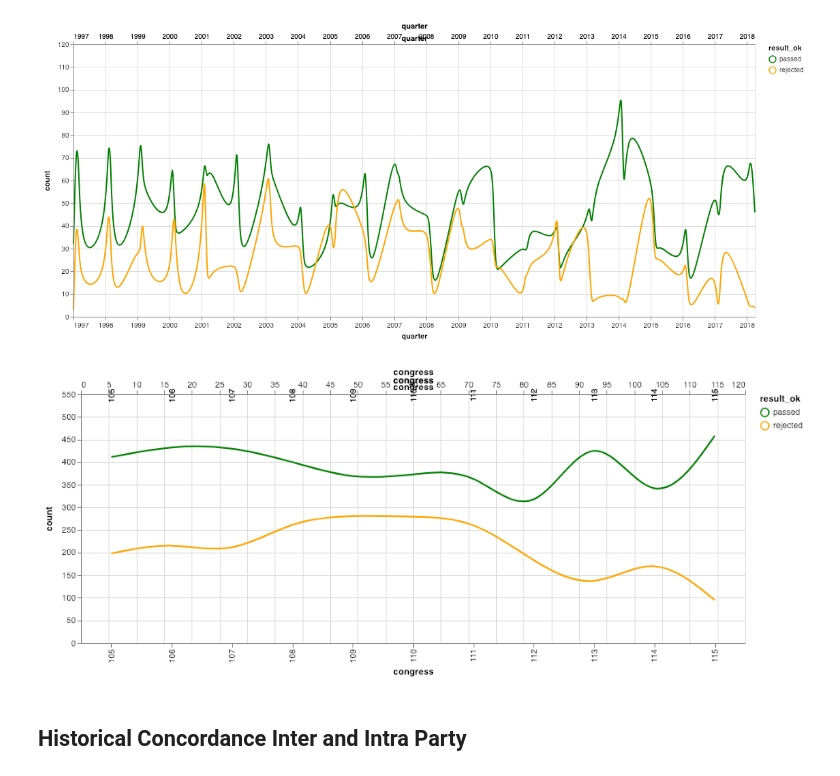
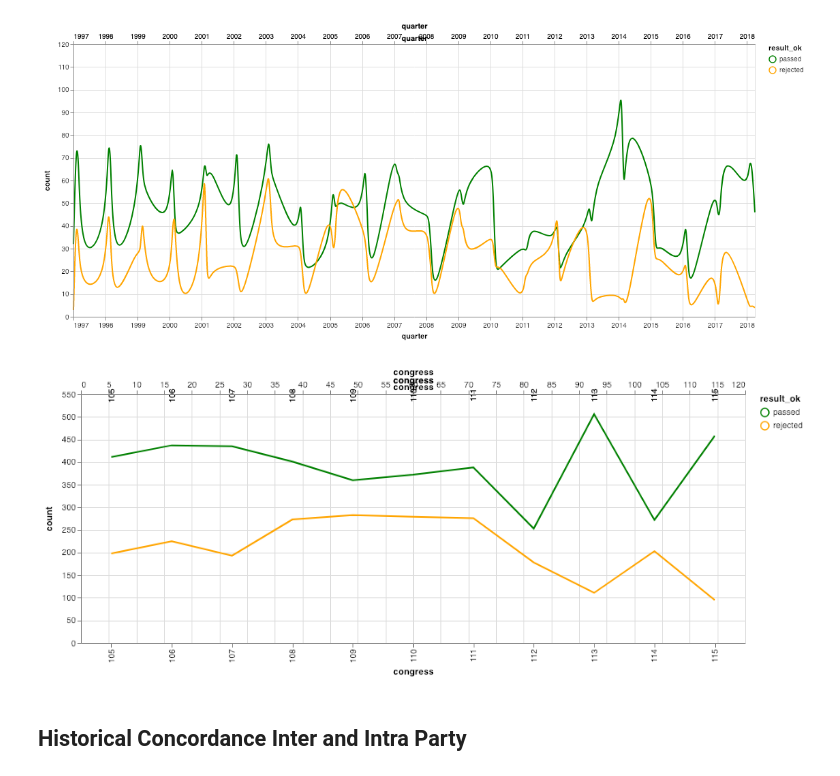
Before and after one commit to roman-bachmann/US-Senators, a Jupyter notebook: notebooks/analysis-historical-votes.ipynb, the cells around one changed output. Cells and saved outputs as stored; diff of their text form; code cells hidden in the pictures.

Commit message:
analysis historical votes

```diff
--- a/notebooks/analysis-historical-votes.ipynb
+++ b/notebooks/analysis-historical-votes.ipynb
@@ -12,6 +30,5 @@ import matplotlib.pyplot as plt
 %matplotlib inline
 # %%
 ALL_LAWS_PATH = '../data/all-votes/laws_20years.csv'
-ALL_ADJACENCY_PATH = '../data/all-votes/all_adjacency.pickle'
 pal = {'republican': '#ff0000', 'democrats': '#0000ff'}
-seaborn.set(context='notebook', style='darkgrid', palette='deep', font='sans-serif', font_scale=2, color_codes=True, rc=None)
+sns.set(context='notebook', style='darkgrid', palette='deep', font='sans-serif', font_scale=2, color_codes=True, rc=None)
@@ -81,30 +92,30 @@ alt.layer(line, selectors, points, rules, text, data=d, width=1000, height=400)
 # %%
 d = pd.DataFrame(all_laws.groupby(['congress', 'result_ok']).size()).reset_index()
 d = d.rename(columns={0: 'count'})
 
 
 # Chart
 nearest = alt.selection(type='single', nearest=True, on='mouseover',
                         fields=['quarter'], empty='none')
-line = alt.Chart().mark_line(interpolate='basis').encode(
+line = alt.Chart().mark_line().encode(
     x='congress:O',
     y='count:Q',
     color=alt.Color('result_ok:N',
                     scale=alt.Scale(domain=['passed', 'rejected'],
                                     range=['green', 'orange'])))
 selectors = alt.Chart().mark_point().encode(
     x='congress:Q',
     opacity=alt.value(0),).add_selection(nearest)
 points = line.mark_point().encode(
     opacity=alt.condition(nearest, alt.value(1), alt.value(0)))
 text = line.mark_text(align='left', dx=5, dy=-5).encode(
     text=alt.condition(nearest, 'count:Q', alt.value(' ')))
 rules = alt.Chart().mark_rule(color='gray').encode(
     x='congress:Q',).transform_filter(nearest)
 
 alt.layer(line, selectors, points, rules, text, data=d, width=800, height=300)
 # %% [output]
-[figure, old version]
+[figure, new version]
 # %% [markdown]
 ## Historical Concordance Inter and Intra Party
 # %% [markdown]
```
Also changed, not shown: parts of 19 cells of this notebook.
